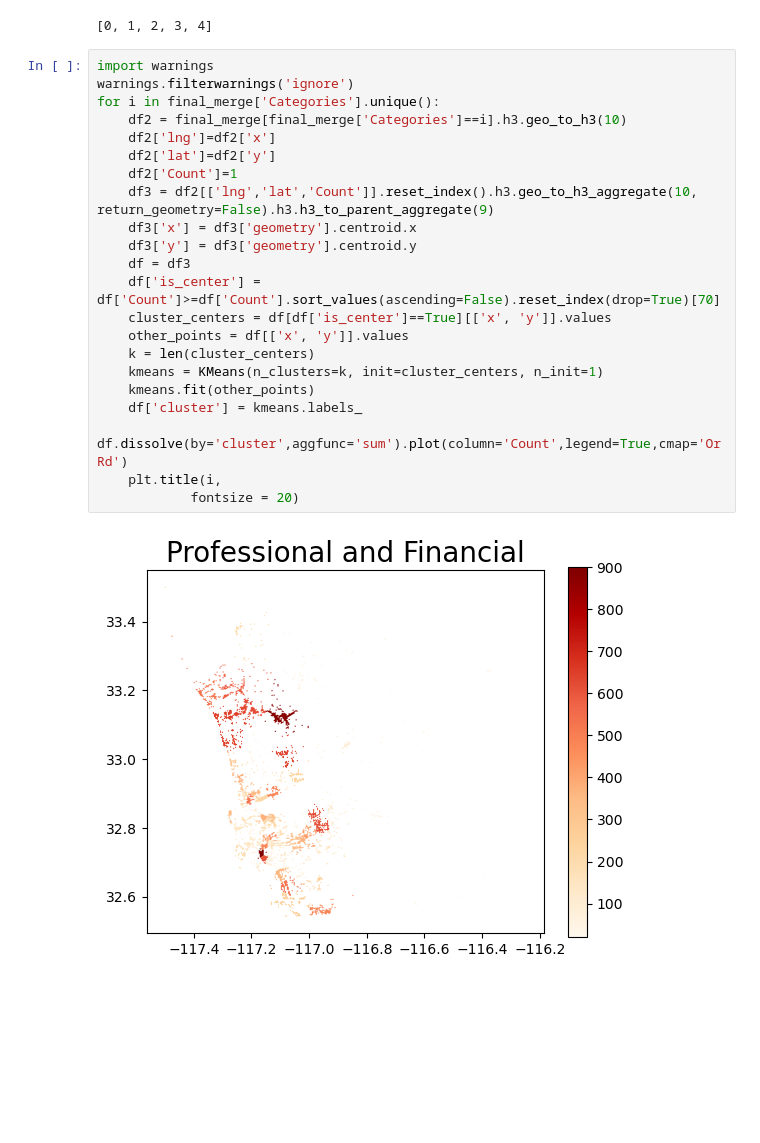
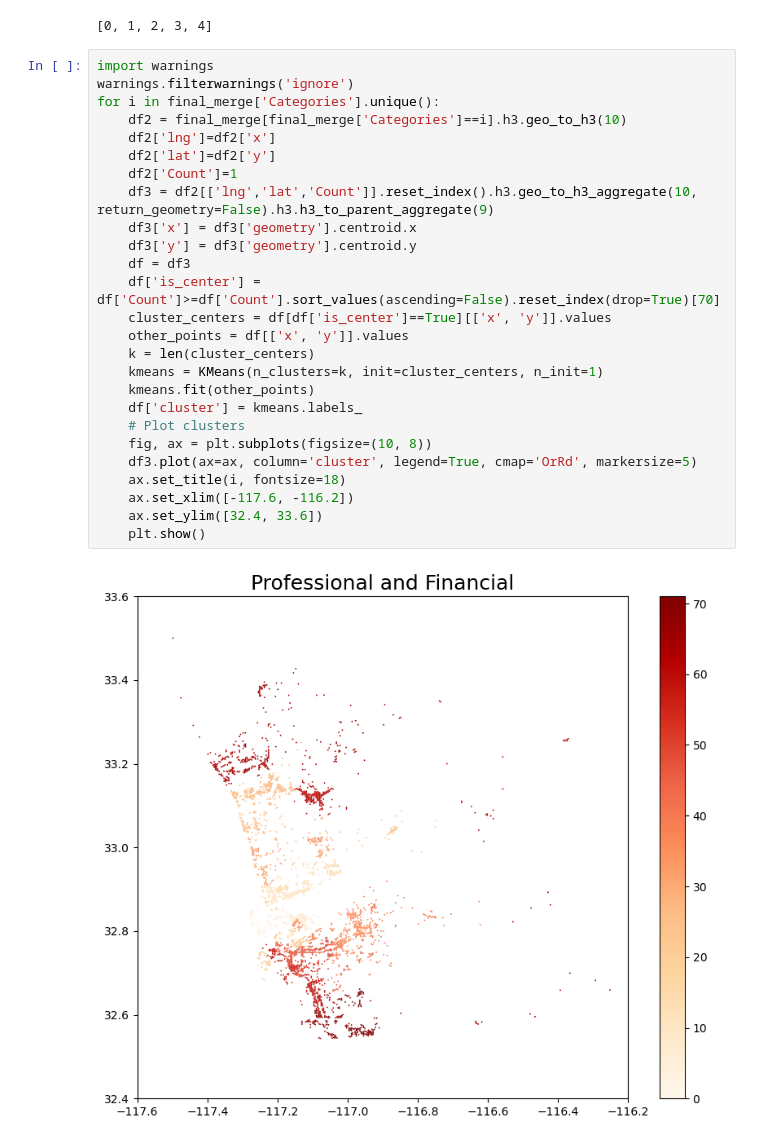
Before and after one commit to michaelmss/DSC180A-Activity-Centers, a Jupyter notebook: Notebooks/Hexbins_Only.ipynb, the cells around one changed output. Drawn from its saved outputs; the diff is of its cells as text; blank space fills up the shorter version.

```diff
--- a/Notebooks/Hexbins_Only.ipynb
+++ b/Notebooks/Hexbins_Only.ipynb
@@ -64,24 +64,28 @@ list(range(5))
 # %%
 import warnings
 warnings.filterwarnings('ignore')
 for i in final_merge['Categories'].unique():
     df2 = final_merge[final_merge['Categories']==i].h3.geo_to_h3(10)
     df2['lng']=df2['x']
     df2['lat']=df2['y']
     df2['Count']=1
     df3 = df2[['lng','lat','Count']].reset_index().h3.geo_to_h3_aggregate(10, return_geometry=False).h3.h3_to_parent_aggregate(9)
     df3['x'] = df3['geometry'].centroid.x
     df3['y'] = df3['geometry'].centroid.y
     df = df3
     df['is_center'] = df['Count']>=df['Count'].sort_values(ascending=False).reset_index(drop=True)[70]
     cluster_centers = df[df['is_center']==True][['x', 'y']].values
     other_points = df[['x', 'y']].values
     k = len(cluster_centers)
     kmeans = KMeans(n_clusters=k, init=cluster_centers, n_init=1)
     kmeans.fit(other_points)
     df['cluster'] = kmeans.labels_
-    df.dissolve(by='cluster',aggfunc='sum').plot(column='Count',legend=True,cmap='OrRd')
-    plt.title(i,
-            fontsize = 20)
+    # Plot clusters
+    fig, ax = plt.subplots(figsize=(10, 8))
+    df3.plot(ax=ax, column='cluster', legend=True, cmap='OrRd', markersize=5)
+    ax.set_title(i, fontsize=18)
+    ax.set_xlim([-117.6, -116.2])
+    ax.set_ylim([32.4, 33.6])
+    plt.show()
 # %% [output]
-[figure, old version]
+[figure, new version]
```
Also changed, not shown: parts of 1 cell of this notebook.
